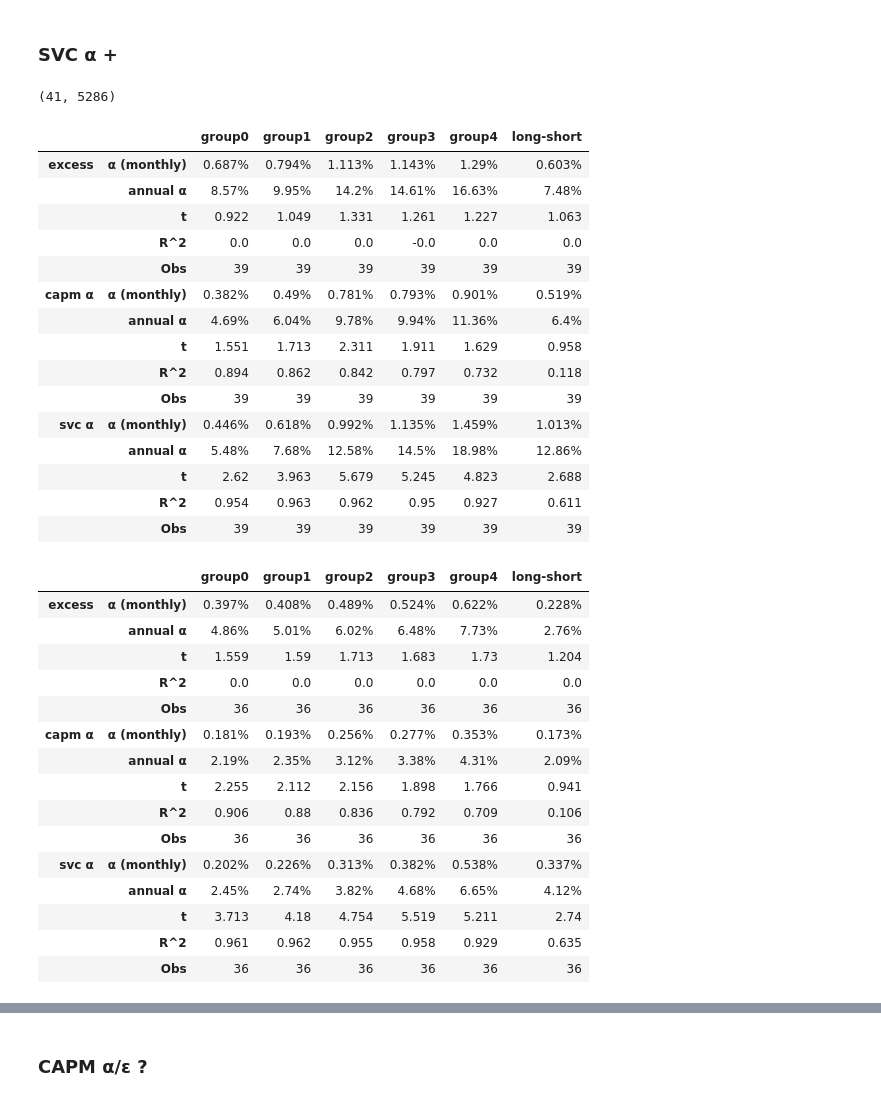
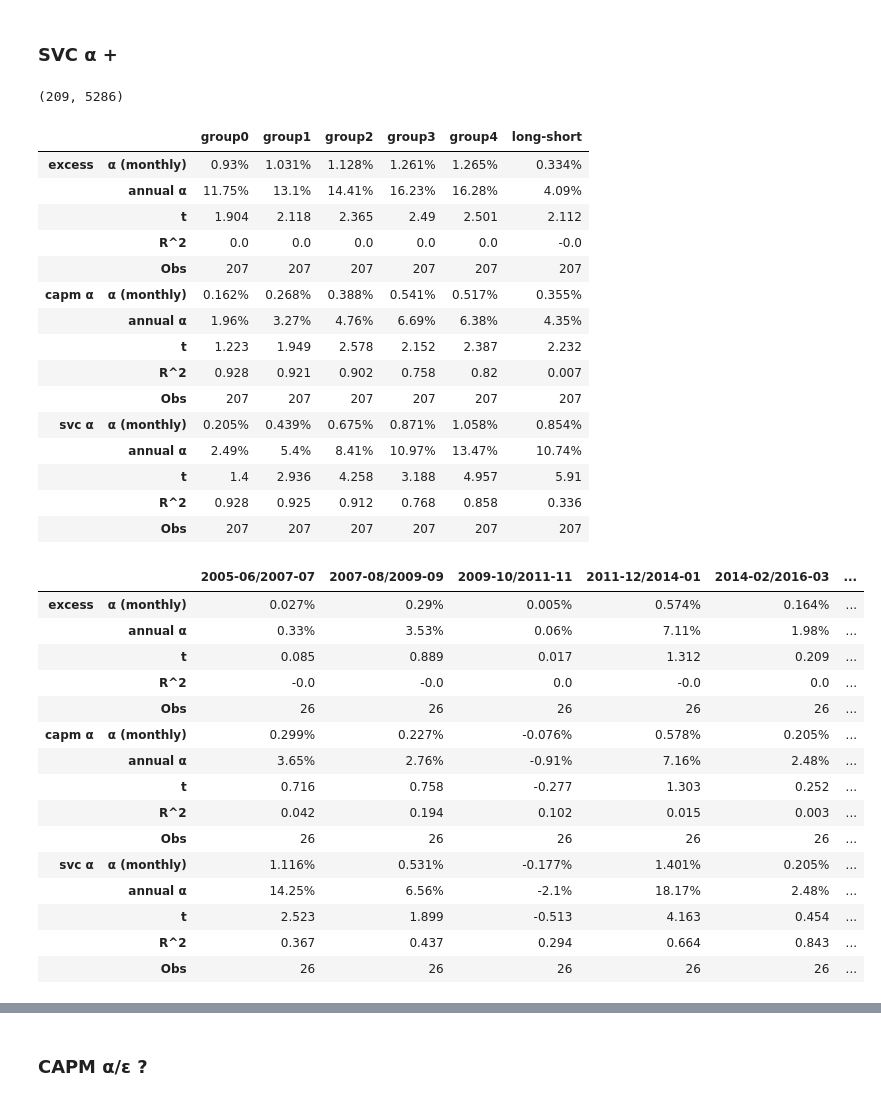
Before and after one commit to dacianpeng/mutual-fund-effective-or-not-Evidence-from-China, a Jupyter notebook: main.ipynb, the cells around one changed output, grey strips where cells are left out. Drawn from its saved outputs; the diff is of its cells as text; code cells hidden in the pictures.

```diff
--- a/main.ipynb
+++ b/main.ipynb
@@ -903,7 +903,6 @@ from factors import *
 from IPython.display import display
 start_time = '2005-6'
 end_time = (datetime.datetime.now() - pd.offsets.MonthEnd(1)).strftime('%Y-%m')
-end_time = '2019-6'
 # %% [markdown]
 ### CAPM α +
 # %%
@@ -1031,42 +975,42 @@ all_fund_svc_α = return_of_all_fund_.loc[start_time: end_time].rolling(window =
 
 all_fund_svc_α.shape
 # %% [output]
-(41, 5286)
+(209, 5286)
 # %%
-group_and_statistic(all_fund_svc_α, groups=5, weighting='mkt', interval=1)
+group_and_statistic(all_fund_svc_α, groups=5, weighting='mkt', interval=1, kind='cross_section')
 # %% [output]
 |  |  | group0 | group1 | group2 | group3 | group4 | long-short |
-| excess | α (monthly) | 0.687% | 0.794% | 1.113% | 1.143% | 1.29% | 0.603% |
-|  | annual α | 8.57% | 9.95% | 14.2% | 14.61% | 16.63% | 7.48% |
-|  | t | 0.922 | 1.049 | 1.331 | 1.261 | 1.227 | 1.063 |
-|  | R^2 | 0.0 | 0.0 | 0.0 | -0.0 | 0.0 | 0.0 |
-|  | Obs | 39 | 39 | 39 | 39 | 39 | 39 |
-| capm α | α (monthly) | 0.382% | 0.49% | 0.781% | 0.793% | 0.901% | 0.519% |
-|  | annual α | 4.69% | 6.04% | 9.78% | 9.94% | 11.36% | 6.4% |
-|  | t | 1.551 | 1.713 | 2.311 | 1.911 | 1.629 | 0.958 |
-|  | R^2 | 0.894 | 0.862 | 0.842 | 0.797 | 0.732 | 0.118 |
-|  | Obs | 39 | 39 | 39 | 39 | 39 | 39 |
-| svc α | α (monthly) | 0.446% | 0.618% | 0.992% | 1.135% | 1.459% | 1.013% |
-|  | annual α | 5.48% | 7.68% | 12.58% | 14.5% | 18.98% | 12.86% |
-|  | t | 2.62 | 3.963 | 5.679 | 5.245 | 4.823 | 2.688 |
-|  | R^2 | 0.954 | 0.963 | 0.962 | 0.95 | 0.927 | 0.611 |
-|  | Obs | 39 | 39 | 39 | 39 | 39 | 39 |
+| excess | α (monthly) | 0.93% | 1.031% | 1.128% | 1.261% | 1.265% | 0.334% |
+|  | annual α | 11.75% | 13.1% | 14.41% | 16.23% | 16.28% | 4.09% |
+|  | t | 1.904 | 2.118 | 2.365 | 2.49 | 2.501 | 2.112 |
+|  | R^2 | 0.0 | 0.0 | 0.0 | 0.0 | 0.0 | -0.0 |
+|  | Obs | 207 | 207 | 207 | 207 | 207 | 207 |
+| capm α | α (monthly) | 0.162% | 0.268% | 0.388% | 0.541% | 0.517% | 0.355% |
+|  | annual α | 1.96% | 3.27% | 4.76% | 6.69% | 6.38% | 4.35% |
+|  | t | 1.223 | 1.949 | 2.578 | 2.152 | 2.387 | 2.232 |
+|  | R^2 | 0.928 | 0.921 | 0.902 | 0.758 | 0.82 | 0.007 |
+|  | Obs | 207 | 207 | 207 | 207 | 207 | 207 |
+| svc α | α (monthly) | 0.205% | 0.439% | 0.675% | 0.871% | 1.058% | 0.854% |
+|  | annual α | 2.49% | 5.4% | 8.41% | 10.97% | 13.47% | 10.74% |
+|  | t | 1.4 | 2.936 | 4.258 | 3.188 | 4.957 | 5.91 |
+|  | R^2 | 0.928 | 0.925 | 0.912 | 0.768 | 0.858 | 0.336 |
+|  | Obs | 207 | 207 | 207 | 207 | 207 | 207 |
 # %%
-group_and_statistic(all_fund_svc_α, groups=5, weighting='mkt', interval=3)
+group_and_statistic(all_fund_svc_α, groups=5, weighting='mkt', interval=1, kind='time_series', time_span=24)
 # %% [output]
-|  |  | group0 | group1 | group2 | group3 | group4 | long-short |
-| excess | α (monthly) | 0.397% | 0.408% | 0.489% | 0.524% | 0.622% | 0.228% |
-|  | annual α | 4.86% | 5.01% | 6.02% | 6.48% | 7.73% | 2.76% |
-|  | t | 1.559 | 1.59 | 1.713 | 1.683 | 1.73 | 1.204 |
-|  | R^2 | 0.0 | 0.0 | 0.0 | 0.0 | 0.0 | 0.0 |
-|  | Obs | 36 | 36 | 36 | 36 | 36 | 36 |
-| capm α | α (monthly) | 0.181% | 0.193% | 0.256% | 0.277% | 0.353% | 0.173% |
-|  | annual α | 2.19% | 2.35% | 3.12% | 3.38% | 4.31% | 2.09% |
-|  | t | 2.255 | 2.112 | 2.156 | 1.898 | 1.766 | 0.941 |
-|  | R^2 | 0.906 | 0.88 | 0.836 | 0.792 | 0.709 | 0.106 |
-|  | Obs | 36 | 36 | 36 | 36 | 36 | 36 |
-| svc α | α (monthly) | 0.202% | 0.226% | 0.313% | 0.382% | 0.538% | 0.337% |
-|  | annual α | 2.45% | 2.74% | 3.82% | 4.68% | 6.65% | 4.12% |
-|  | t | 3.713 | 4.18 | 4.754 | 5.519 | 5.211 | 2.74 |
-|  | R^2 | 0.961 | 0.962 | 0.955 | 0.958 | 0.929 | 0.635 |
-|  | Obs | 36 | 36 | 36 | 36 | 36 | 36 |
+|  |  | 2005-06/2007-07 | 2007-08/2009-09 | 2009-10/2011-11 | 2011-12/2014-01 | 2014-02/2016-03 | ... |
+| excess | α (monthly) | 0.027% | 0.29% | 0.005% | 0.574% | 0.164% | ... |
+|  | annual α | 0.33% | 3.53% | 0.06% | 7.11% | 1.98% | ... |
+|  | t | 0.085 | 0.889 | 0.017 | 1.312 | 0.209 | ... |
+|  | R^2 | -0.0 | -0.0 | 0.0 | -0.0 | 0.0 | ... |
+|  | Obs | 26 | 26 | 26 | 26 | 26 | ... |
+| capm α | α (monthly) | 0.299% | 0.227% | -0.076% | 0.578% | 0.205% | ... |
+|  | annual α | 3.65% | 2.76% | -0.91% | 7.16% | 2.48% | ... |
+|  | t | 0.716 | 0.758 | -0.277 | 1.303 | 0.252 | ... |
+|  | R^2 | 0.042 | 0.194 | 0.102 | 0.015 | 0.003 | ... |
+|  | Obs | 26 | 26 | 26 | 26 | 26 | ... |
+| svc α | α (monthly) | 1.116% | 0.531% | -0.177% | 1.401% | 0.205% | ... |
+|  | annual α | 14.25% | 6.56% | -2.1% | 18.17% | 2.48% | ... |
+|  | t | 2.523 | 1.899 | -0.513 | 4.163 | 0.454 | ... |
+|  | R^2 | 0.367 | 0.437 | 0.294 | 0.664 | 0.843 | ... |
+|  | Obs | 26 | 26 | 26 | 26 | 26 | ... |
```
Also changed, not shown: parts of 62 cells of this notebook, 3 other files.
